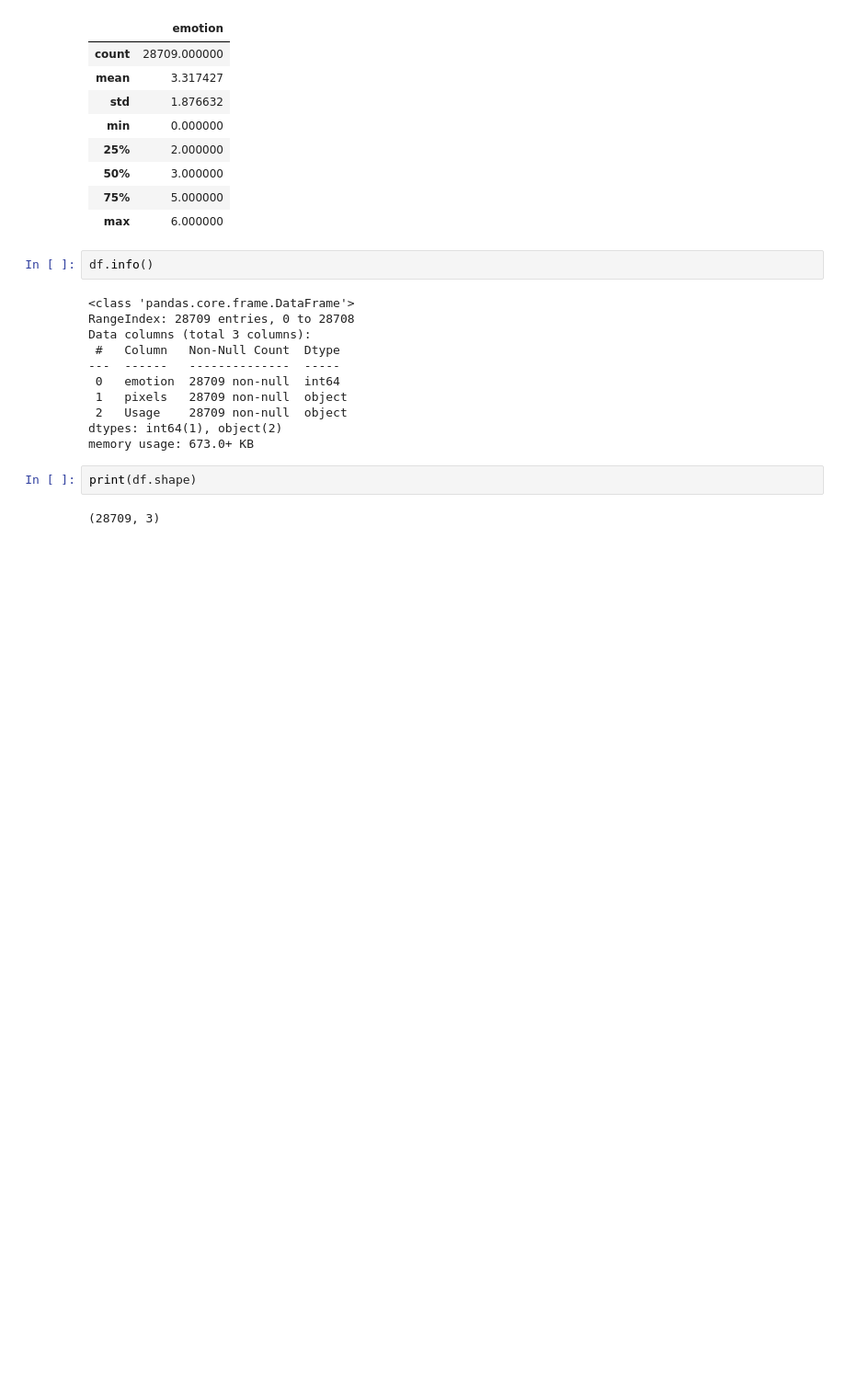
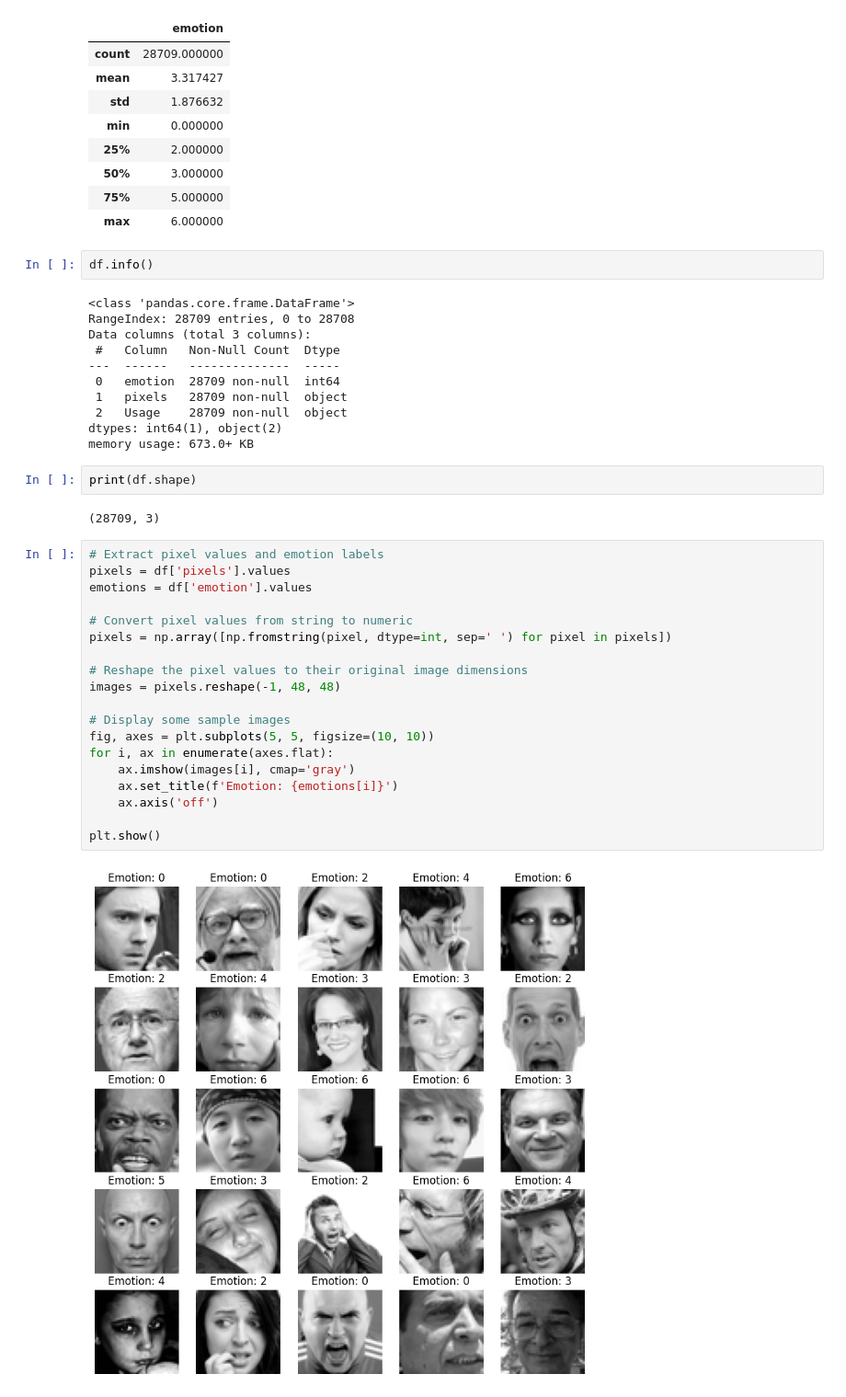
Before and after one commit to Rohitsunnyy/FacialRecognition, a Jupyter notebook: FacialRecognition.ipynb, the cells around one changed output. Shown at 92% size. Cells and saved outputs as stored; diff of their text form; blank space fills up the shorter version.

```diff
--- a/FacialRecognition.ipynb
+++ b/FacialRecognition.ipynb
@@ -59,3 +62,24 @@ memory usage: 673.0+ KB
 print(df.shape)
 # %% [output]
 (28709, 3)
+# %%
+# Extract pixel values and emotion labels
+pixels = df['pixels'].values
+emotions = df['emotion'].values
+
+# Convert pixel values from string to numeric
+pixels = np.array([np.fromstring(pixel, dtype=int, sep=' ') for pixel in pixels])
+
+# Reshape the pixel values to their original image dimensions
+images = pixels.reshape(-1, 48, 48)
+
+# Display some sample images
+fig, axes = plt.subplots(5, 5, figsize=(10, 10))
+for i, ax in enumerate(axes.flat):
+    ax.imshow(images[i], cmap='gray')
+    ax.set_title(f'Emotion: {emotions[i]}')
+    ax.axis('off')
+
+plt.show()
+# %% [output]
+[figure, added]
```
Also changed, not shown: parts of 19 cells of this notebook.
